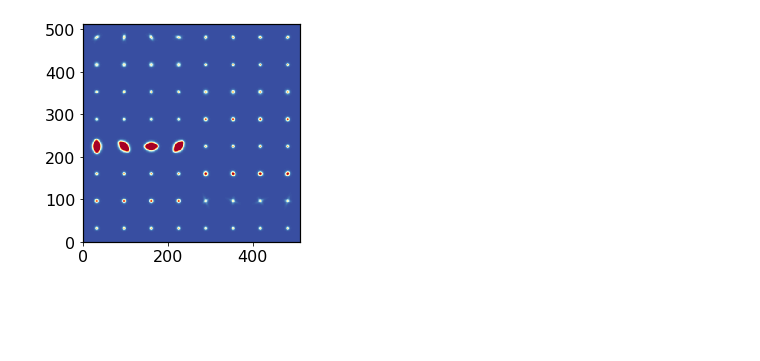
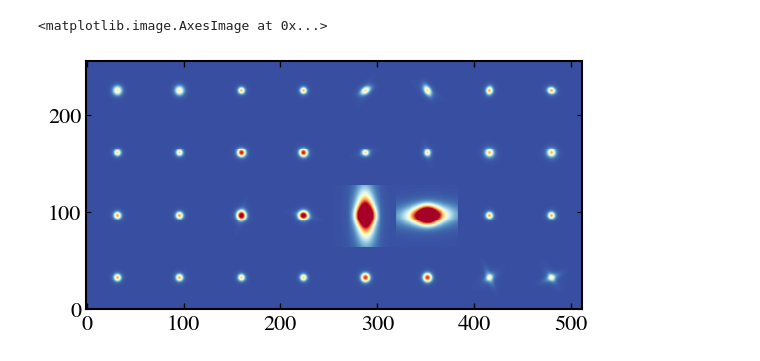
Before and after one commit to mr-superonion/FPFS, a Jupyter notebook: docs/examples/notebooks/2_simulate_galaxy_basic.ipynb, the cells around one changed output. Drawn from its saved outputs; the diff is of its cells as text; code cells hidden in the pictures; blank space fills up the shorter version.

```diff
--- a/docs/examples/notebooks/2_simulate_galaxy_basic.ipynb
+++ b/docs/examples/notebooks/2_simulate_galaxy_basic.ipynb
@@ -82,5 +65,16 @@ sim_img = fpfs.simutil.make_basic_sim(
 # %%
-from astropy.visualization import simple_norm
+sim_img = fpfs.simutil.make_isolate_sim(
+    gal_type="basic",
+    psf_obj=psfInt,
+    gname=pp,
+    seed=Id,
+    ny=image_ny//2,
+    nx=image_nx,
+    scale=scale,
+    do_shift=False,
+    shear_value=shear_value,
+    nrot=2,
+)
 plt.imshow(sim_img,aspect='equal',cmap='RdYlBu_r',origin='lower',interpolation='None',\
              norm=simple_norm(sim_img,'asinh',asinh_a=0.1,min_cut=-0.01,max_cut=0.8))
 # %% [output]
@@ -88 +83,2 @@ plt.imshow(sim_img,aspect='equal',cmap='RdYlBu_r',origin='lower',interpolation='
+<matplotlib.image.AxesImage at 0x...>
-[figure, old version]
+[figure, new version]
```
Also changed, not shown: parts of 5 cells of this notebook, 9 other files.
